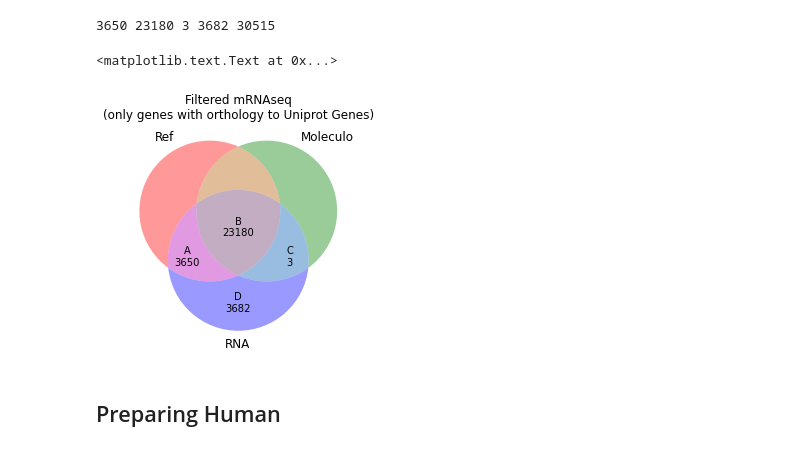
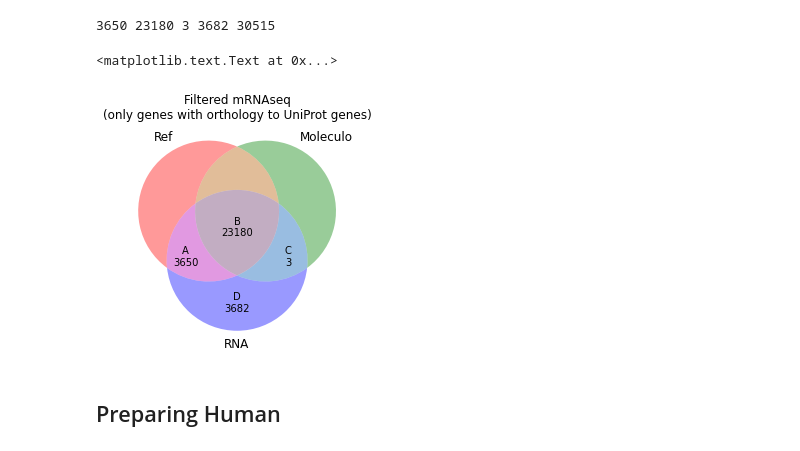
Before and after one commit to luizirber/galGal, a Jupyter notebook: notebooks/05.Refining_RNA_data.ipynb, the cells around one changed output. Drawn from its saved outputs; the diff is of its cells as text; code cells hidden in the pictures.

```diff
--- a/notebooks/05.Refining_RNA_data.ipynb
+++ b/notebooks/05.Refining_RNA_data.ipynb
@@ -275,22 +275,22 @@ print A, B, C, D, E
 # %%
 #scale = float(max([A, B, C, D]))
 #v = venn3((1, 1, 1, D / scale, A / scale, C / scale, B / scale), set_labels=('Ref', 'Moleculo', 'RNA'))
 
 v = venn3((1, 1, 1, 1, 1, 1, 1), set_labels=('Ref', 'Moleculo', 'RNA'))
 
 v.get_label_by_id('100').set_text('')
 v.get_label_by_id('010').set_text('')
 v.get_label_by_id('001').set_text('D\n%d' % D)
 
 v.get_label_by_id('011').set_text('C\n%d' % C)
 v.get_label_by_id('101').set_text('A\n%d' % A)
 v.get_label_by_id('110').set_text('')
 
 v.get_label_by_id('111').set_text('B\n%d' % B)
-plt.title('Filtered mRNAseq\n(only genes with orthology to Uniprot Genes)')
+plt.title('Filtered mRNAseq\n(only genes with orthology to UniProt genes)')
 # %% [output]
 <matplotlib.text.Text at 0x...>
-[figure, old version]
+[figure, new version]
 # %% [markdown]
 ## Preparing Human
 # %%
```
Also changed, not shown: 3 other files.
